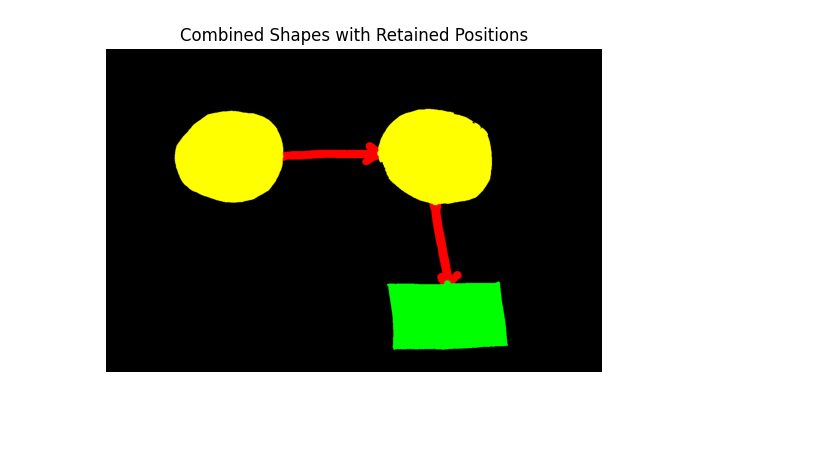
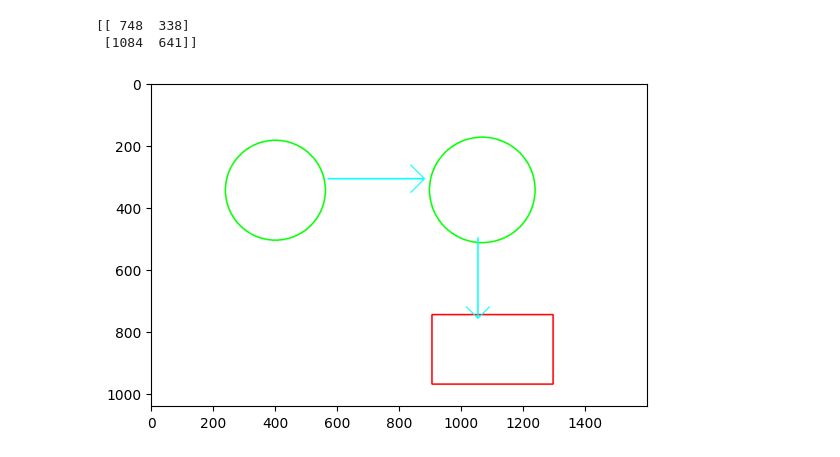
Before and after one commit to hoarfrost32/b454nd, a Jupyter notebook: preprocessing.ipynb, the cells around one changed output. Cells and saved outputs as stored; diff of their text form; code cells hidden in the pictures; blank space fills up the shorter version.

```diff
--- a/preprocessing.ipynb
+++ b/preprocessing.ipynb
@@ -274,24 +292,41 @@ def detect_and_draw_contours_exact(binary_image, canvas, color):
-# %%
-[rectangle, diamond, circle, arrows] = result
-
-assert circle.shape == rectangle.shape == diamond.shape == arrows.shape
-height, width = circle.shape
-canvas = np.zeros((height, width, 4), dtype=np.uint8)
-
-circle_color = (255, 0, 0, 255)    # Red
-rectangle_color = (0, 255, 0, 255)  # Green
-diamond_color = (0, 0, 255, 255)   # Blue
-arrows_color = (255, 255, 0, 255)  # Yellow
-
-detect_and_draw_contours_exact(circle, canvas, circle_color)
-detect_and_draw_contours_exact(rectangle, canvas, rectangle_color)
-detect_and_draw_contours_exact(diamond, canvas, diamond_color)
-detect_and_draw_contours_exact(arrows, canvas, arrows_color)
-
-cv2.imwrite('output-flowchart.png', canvas)
-plt.imshow(cv2.cvtColor(canvas, cv2.COLOR_RGBA2RGB))
-plt.title('Combined Shapes with Retained Positions')
-plt.axis('off')
-plt.show()
-# %% [output]
-[figure, removed]
+# %%
+shape_stats = [rectangle_stats(rectangles), diamond_stats(diamonds), circle_stats(circles), arrow_stats(arrows)]
+# %%
+# Create a canvas to draw the flowchart on
+flowchart_canvas = np.ones(fc.shape, dtype="uint8") * 255
+shapes = shape_stats[:3]
+arrows = shape_stats[3]
+
+# Draw all the shapes first
+  # First up: Rectangles
+for i in range(0, shapes[0][0]):
+  cv2.rectangle(flowchart_canvas, shapes[0][2]["LT"][i], shape_stats[0][2]["RB"][i], (255, 0, 0), thickness=3)
+
+  # Next up: Diamonds
+for i in range(0, shapes[1][0]):
+
+  points = np.array([
+    shapes[1][2]["Top"][i],
+    shapes[1][2]["Right"][i],
+    shapes[1][2]["Bottom"][i],
+    shapes[1][2]["Left"][i],
+  ])
+
+  cv2.polylines(flowchart_canvas, [points], isClosed=True, color=(0, 255, 0), thickness=3)
+
+  # Next up: Circles
+for i in range(0, shapes[2][0]):
+  cv2.circle(flowchart_canvas, shapes[2][1][i], shapes[2][2]["Radius"][i], (0, 255, 0), thickness=3)
+
+
+  # Finally, we go for the Arrows:
+for i in range(0, arrows[0]):
+  cv2.arrowedLine(flowchart_canvas, arrows[2]["Tail"][i], arrows[2]["Head"][i], (0, 255, 255), thickness=3, tipLength=0.2)
+# %%
+plt.imshow(flowchart_canvas)
+
+print(arrows[1])
+# %% [output]
+[[ 748  338]
+ [1084  641]]
+[figure, added]
```
Also changed, not shown: parts of 4 cells of this notebook, 1 other file.
